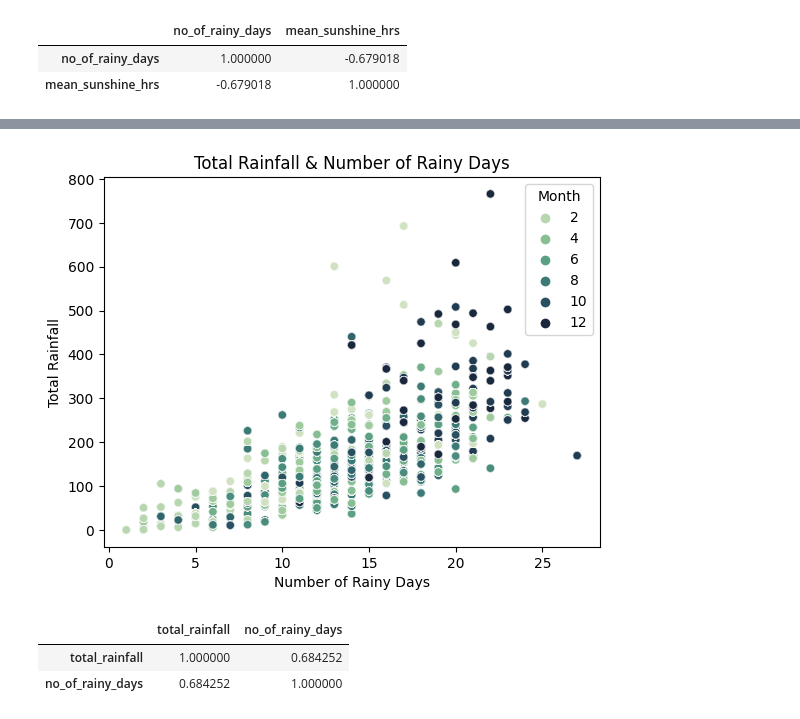
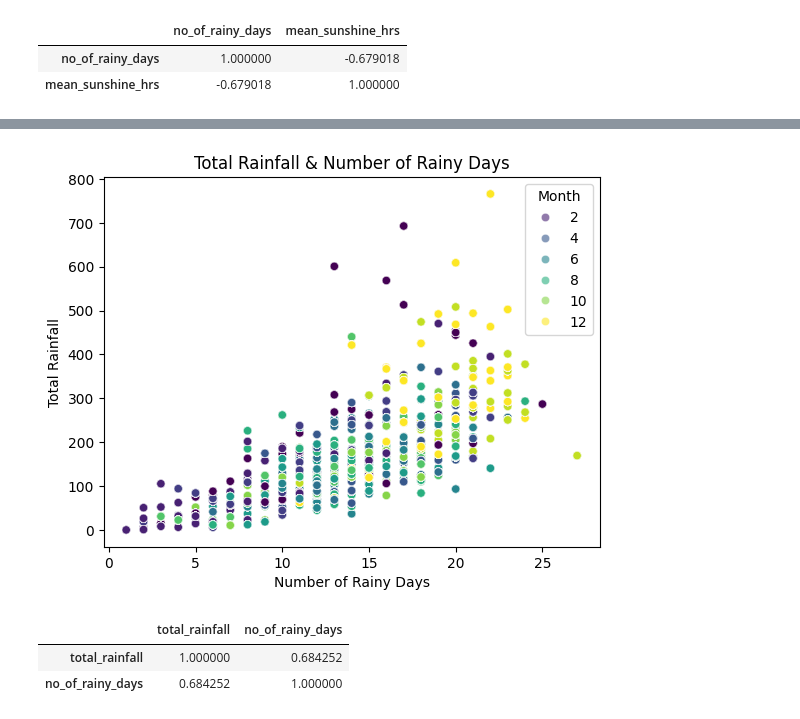
Before and after one commit to pacharajson/project1_rainfall, a Jupyter notebook: project1_rainfall_starter-code.ipynb, the cells around one changed output, grey strips where cells are left out. Saved outputs shown, nothing was run; the diff lists cells and outputs as text; code cells hidden in the pictures.

```diff
--- a/project1_rainfall_starter-code.ipynb
+++ b/project1_rainfall_starter-code.ipynb
@@ -1002,3 +1002,6 @@ plt.title('Box Plot of Sunshine per Hours')
 plt.show()
 # %% [output]
 [figure]
+# %%
+merged6.rename(columns={'mean_rh': 'mean_relative_humidity'}, inplace=True)
+merged6.head()
@@ -1505,23 +1595,24 @@ merged6[['no_of_rainy_days','mean_sunshine_hrs']].corr()
 # %%
 cmap = sns.cubehelix_palette(rot=-.5, as_cmap=True)
 
 # Create a scatter plot
 scatter = sns.scatterplot(data=merged6, x='no_of_rainy_days', y='total_rainfall',
-                          hue= merged6['month'].dt.month, palette=cmap, sizes=(10, 200), alpha=0.6)
+                          hue= merged6['month'].dt.month, palette='viridis', sizes=(10, 200), alpha=0.6)
 
 # Set the title, labels, and legend
 plt.title("Total Rainfall & Number of Rainy Days")
 plt.xlabel("Number of Rainy Days")
 plt.ylabel("Total Rainfall")
 
 # Customize the legend
 legend = scatter.get_legend()
 legend.set_title("Month")
 
+plt.savefig("total_rainfall_no_of_rainy_days.png")
 # Show the plot
 plt.show()
 # %% [output]
-[figure, old version]
+[figure, new version]
 # %%
 merged6[['total_rainfall','no_of_rainy_days']].corr()
 # %% [output]
```
Also changed, not shown: parts of 9 cells of this notebook, 24 other files.
